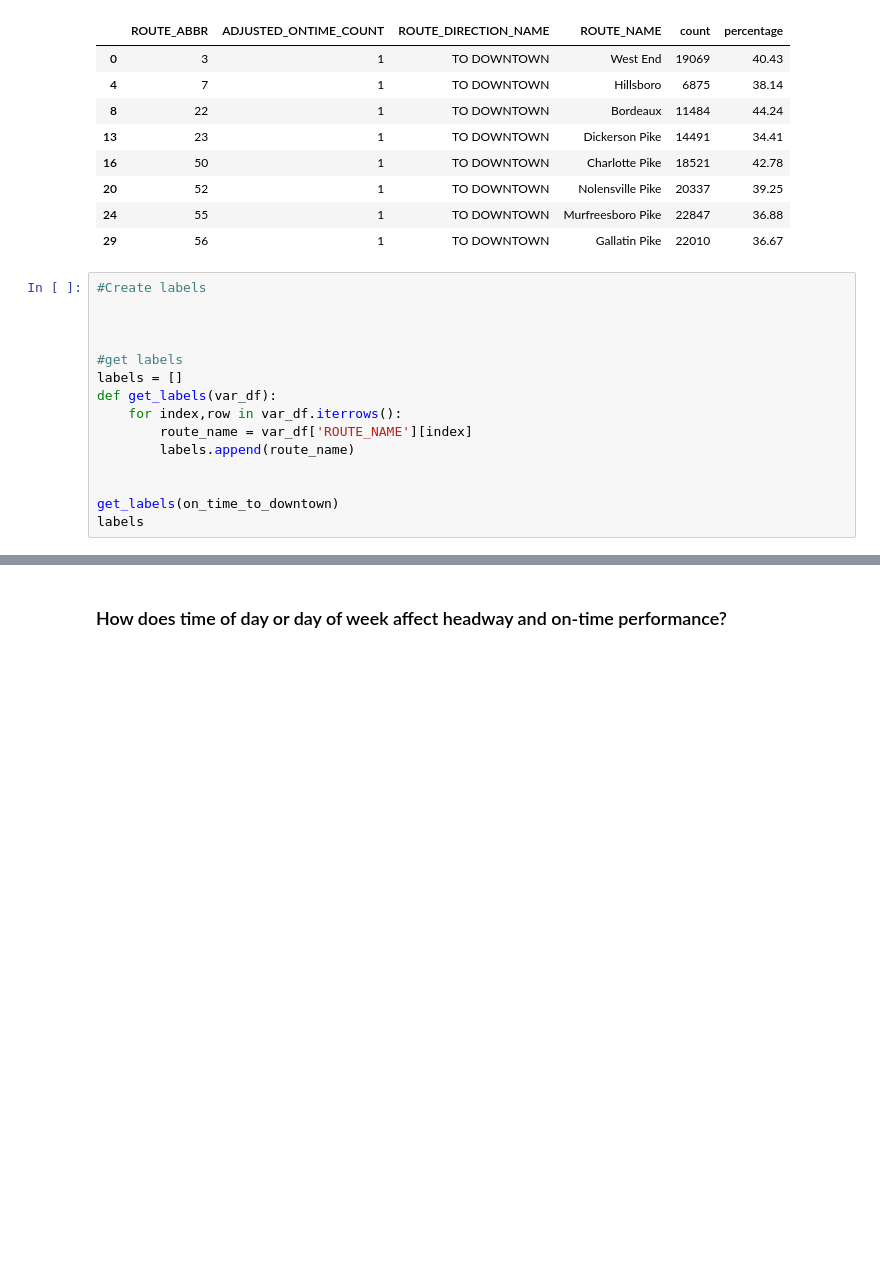
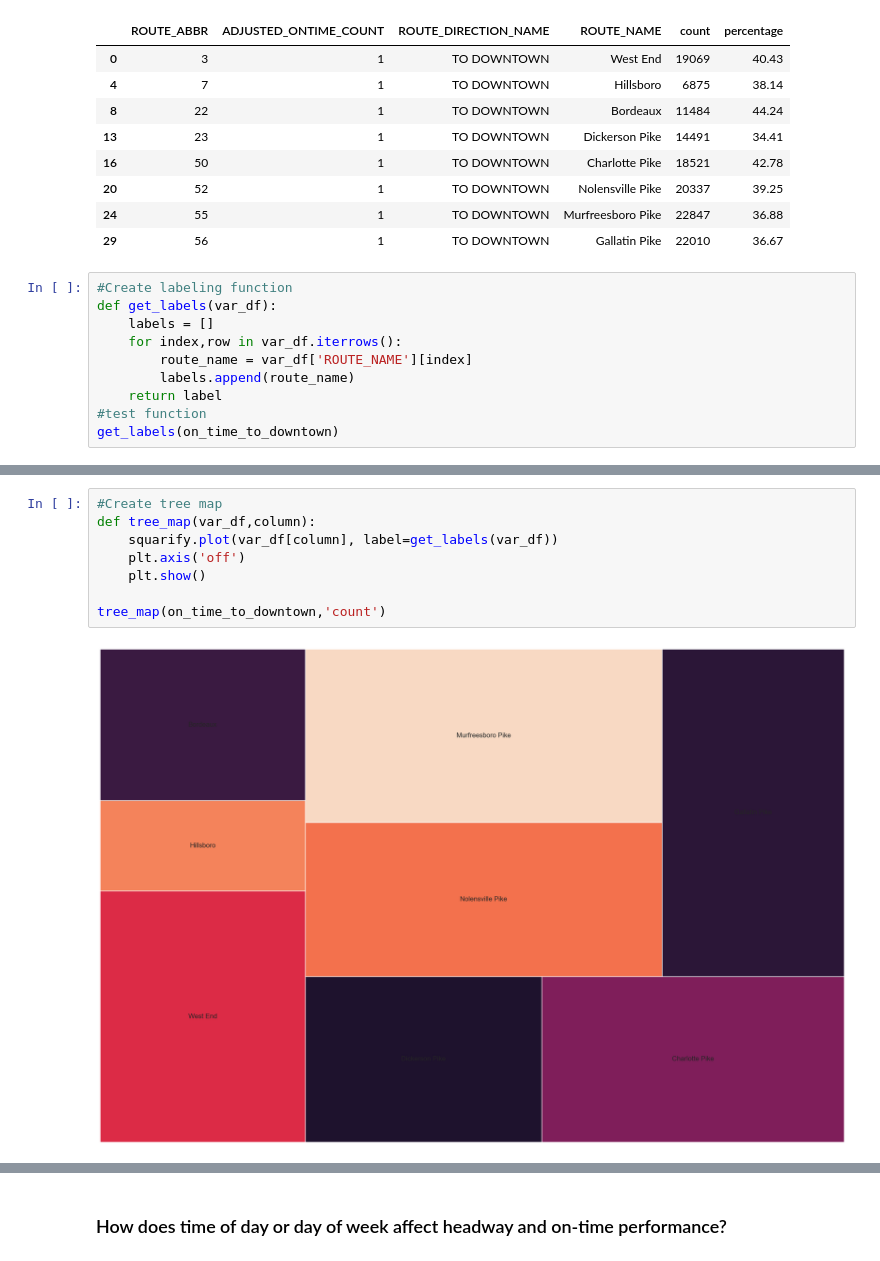
Before and after one commit to NSS-Data-Analytics-Cohort-11/wego-new-california-republic, a Jupyter notebook: notebooks/WeGo Data Introduction.ipynb, the cells around one changed output, grey strips where cells are left out. Saved outputs shown, nothing was run; the diff lists cells and outputs as text; blank space fills up the shorter version.

```diff
--- a/notebooks/WeGo Data Introduction.ipynb
+++ b/notebooks/WeGo Data Introduction.ipynb
@@ -398,17 +459,12 @@ on_time_to_downtown
 | 24 | 55 | 1 | TO DOWNTOWN | Murfreesboro Pike | 22847 | 36.88 |
 | 29 | 56 | 1 | TO DOWNTOWN | Gallatin Pike | 22010 | 36.67 |
 # %%
-#Create labels
-
-
-
-#get labels
-labels = []
+#Create labeling function
 def get_labels(var_df):
+    labels = []
     for index,row in var_df.iterrows():
         route_name = var_df['ROUTE_NAME'][index]
         labels.append(route_name)
-
-
+    return label
+#test function
 get_labels(on_time_to_downtown)
-labels
@@ -427,0 +509,10 @@ plt.show()
+# %%
+#Create tree map
+def tree_map(var_df,column):
+    squarify.plot(var_df[column], label=get_labels(var_df))
+    plt.axis('off')
+    plt.show()
+
+tree_map(on_time_to_downtown,'count')
+# %% [output]
+[figure, added]
```
Also changed, not shown: parts of 19 cells of this notebook.
